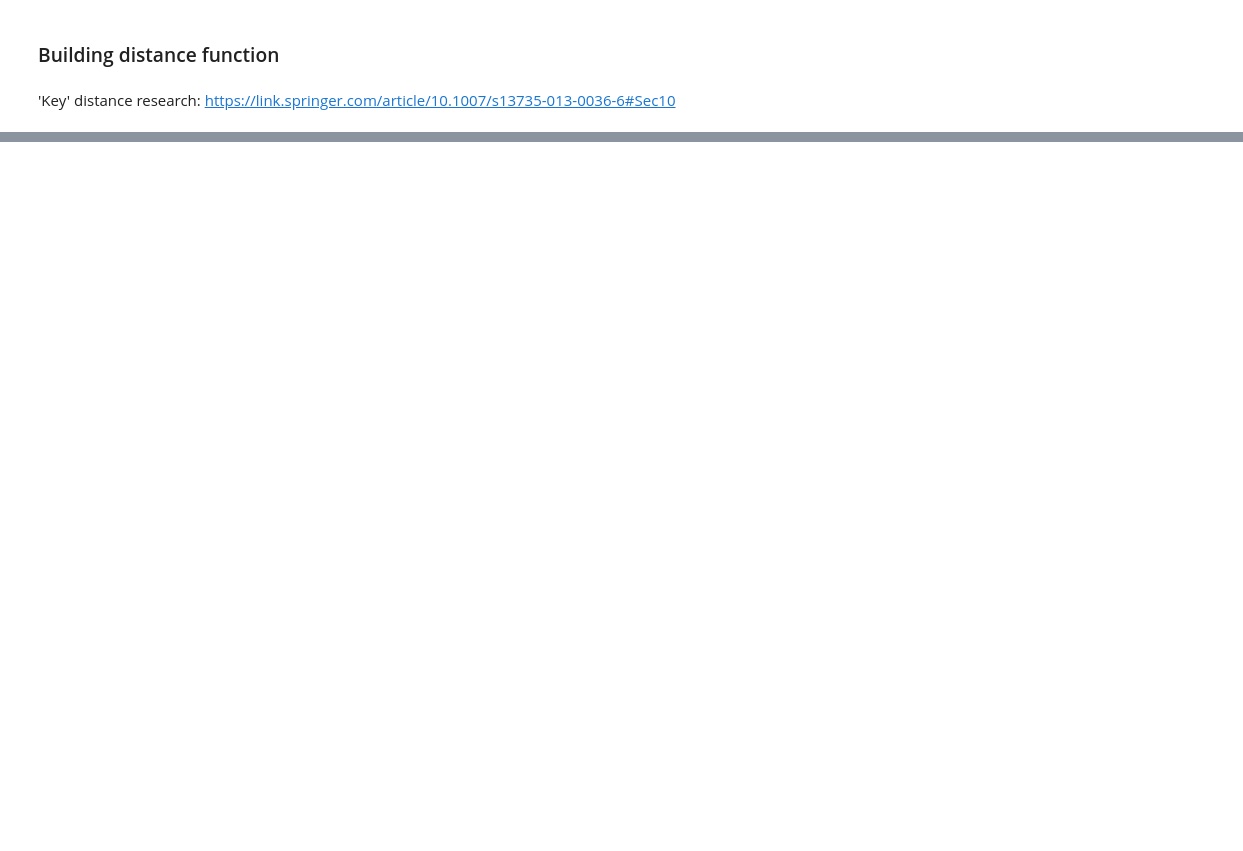
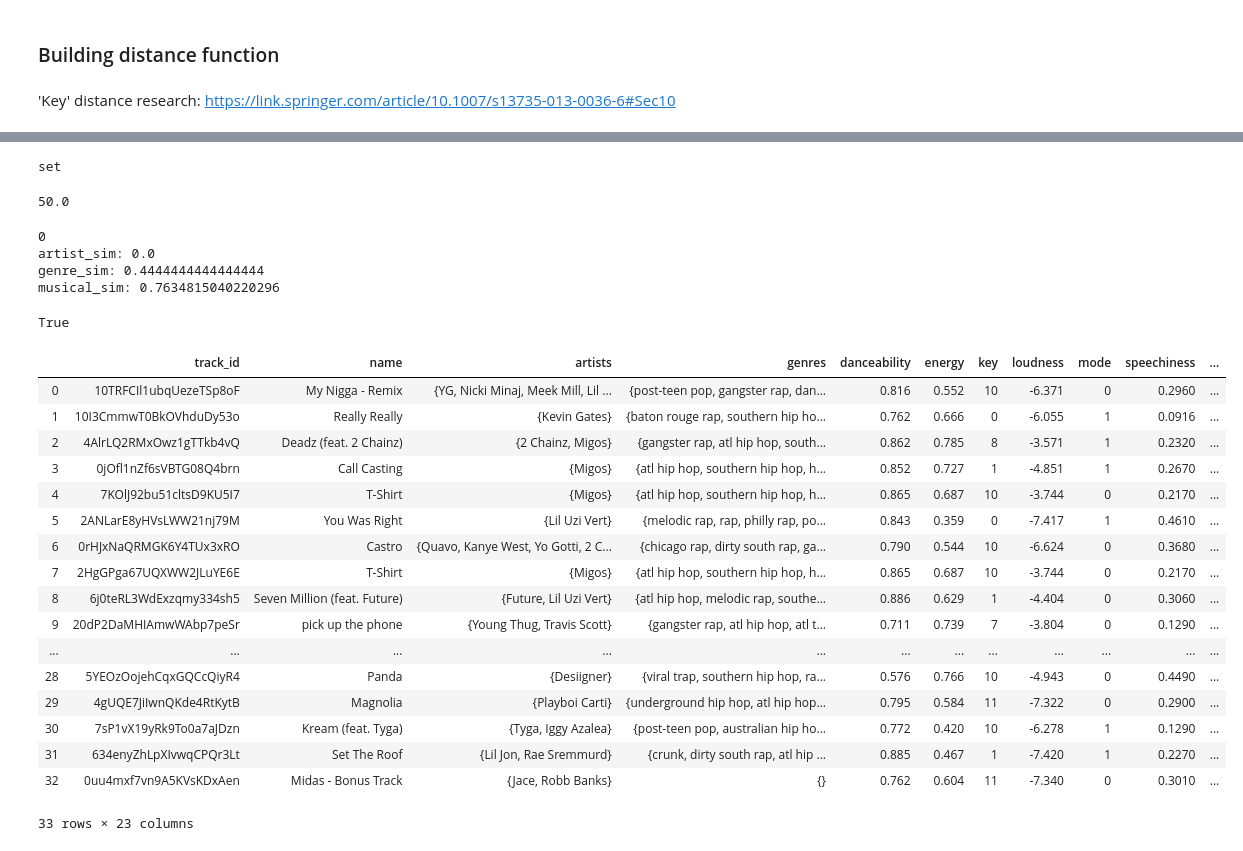
Before and after one commit to antonstorozhilov/spotify-manager, a Jupyter notebook: scripts/playlist-splitting-experiment.ipynb, the cells around one changed output, grey strips where cells are left out. Cells and saved outputs as stored; diff of their text form; code cells hidden in the pictures; blank space fills up the shorter version.

```diff
--- a/scripts/playlist-splitting-experiment.ipynb
+++ b/scripts/playlist-splitting-experiment.ipynb
@@ -276,0 +414,8 @@ def song_distance_fn_weight_wrap(x_1, x_2, w)
+# %%
+type(trappy_playlist_df.iloc[1].artists)
+# %% [output]
+set
+# %%
+float(len(set1 & set2)) / len(set1 | set2) * 100
+# %% [output]
+50.0
@@ -276,0 +477,29 @@ def song_distance_fn_weight_wrap(x_1, x_2, w)
+# %%
+song_similarity_classifier(trappy_playlist_df.iloc[1], trappy_playlist_df.iloc[12])
+# %% [output]
+0
+artist_sim: 0.0
+genre_sim: 0.4444444444444444
+musical_sim: 0.7634815040220296
+True
+# %%
+trappy_playlist_df
+# %% [output]
+|  | track_id | name | artists | genres | danceability | energy | key | loudness | mode | speechiness | ... |
+| 0 | 10TRFCIl1ubqUezeTSp8oF | My Nigga - Remix | {YG, Nicki Minaj, Meek Mill, Lil ... | {post-teen pop, gangster rap, dan... | 0.816 | 0.552 | 10 | -6.371 | 0 | 0.2960 | ... |
+| 1 | 10I3CmmwT0BkOVhduDy53o | Really Really | {Kevin Gates} | {baton rouge rap, southern hip ho... | 0.762 | 0.666 | 0 | -6.055 | 1 | 0.0916 | ... |
+| 2 | 4AlrLQ2RMxOwz1gTTkb4vQ | Deadz (feat. 2 Chainz) | {2 Chainz, Migos} | {gangster rap, atl hip hop, south... | 0.862 | 0.785 | 8 | -3.571 | 1 | 0.2320 | ... |
+| 3 | 0jOfl1nZf6sVBTG08Q4brn | Call Casting | {Migos} | {atl hip hop, southern hip hop, h... | 0.852 | 0.727 | 1 | -4.851 | 1 | 0.2670 | ... |
+| 4 | 7KOlJ92bu51cltsD9KU5I7 | T-Shirt | {Migos} | {atl hip hop, southern hip hop, h... | 0.865 | 0.687 | 10 | -3.744 | 0 | 0.2170 | ... |
+| 5 | 2ANLarE8yHVsLWW21nj79M | You Was Right | {Lil Uzi Vert} | {melodic rap, rap, philly rap, po... | 0.843 | 0.359 | 0 | -7.417 | 1 | 0.4610 | ... |
+| 6 | 0rHJxNaQRMGK6Y4TUx3xRO | Castro | {Quavo, Kanye West, Yo Gotti, 2 C... | {chicago rap, dirty south rap, ga... | 0.790 | 0.544 | 10 | -6.624 | 0 | 0.3680 | ... |
+| 7 | 2HgGPga67UQXWW2JLuYE6E | T-Shirt | {Migos} | {atl hip hop, southern hip hop, h... | 0.865 | 0.687 | 10 | -3.744 | 0 | 0.2170 | ... |
+| 8 | 6j0teRL3WdExzqmy334sh5 | Seven Million (feat. Future) | {Future, Lil Uzi Vert} | {atl hip hop, melodic rap, southe... | 0.886 | 0.629 | 1 | -4.404 | 0 | 0.3060 | ... |
+| 9 | 20dP2DaMHIAmwWAbp7peSr | pick up the phone | {Young Thug, Travis Scott} | {gangster rap, atl hip hop, atl t... | 0.711 | 0.739 | 7 | -3.804 | 0 | 0.1290 | ... |
+| ... | ... | ... | ... | ... | ... | ... | ... | ... | ... | ... | ... |
+| 28 | 5YEOzOojehCqxGQCcQiyR4 | Panda | {Desiigner} | {viral trap, southern hip hop, ra... | 0.576 | 0.766 | 10 | -4.943 | 0 | 0.4490 | ... |
+| 29 | 4gUQE7JiIwnQKde4RtKytB | Magnolia | {Playboi Carti} | {underground hip hop, atl hip hop... | 0.795 | 0.584 | 11 | -7.322 | 0 | 0.2900 | ... |
+| 30 | 7sP1vX19yRk9To0a7aJDzn | Kream (feat. Tyga) | {Tyga, Iggy Azalea} | {post-teen pop, australian hip ho... | 0.772 | 0.420 | 10 | -6.278 | 1 | 0.1290 | ... |
+| 31 | 634enyZhLpXIvwqCPQr3Lt | Set The Roof | {Lil Jon, Rae Sremmurd} | {crunk, dirty south rap, atl hip ... | 0.885 | 0.467 | 1 | -7.420 | 1 | 0.2270 | ... |
+| 32 | 0uu4mxf7vn9A5KVsKDxAen | Midas - Bonus Track | {Jace, Robb Banks} | {} | 0.762 | 0.604 | 11 | -7.340 | 0 | 0.3010 | ... |
+33 rows × 23 columns
```
Also changed, not shown: parts of 38 cells of this notebook.
